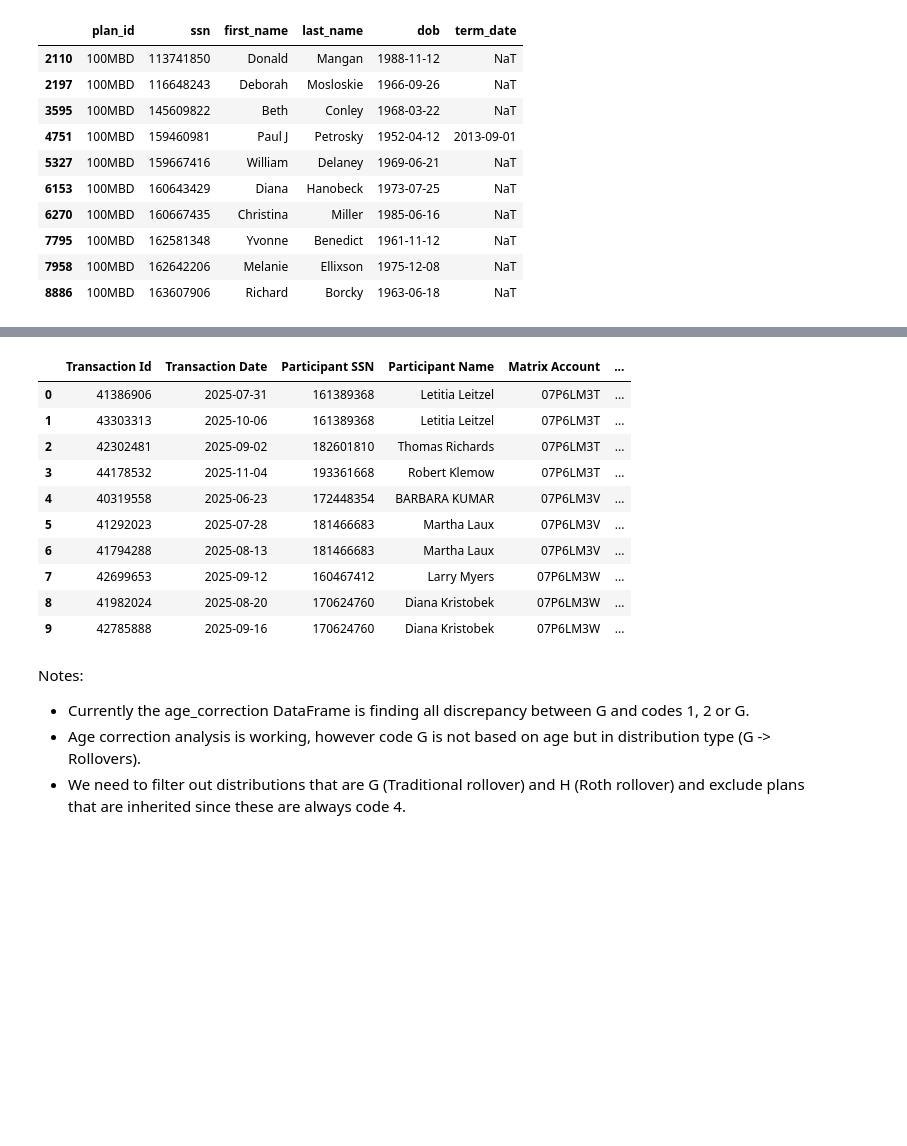
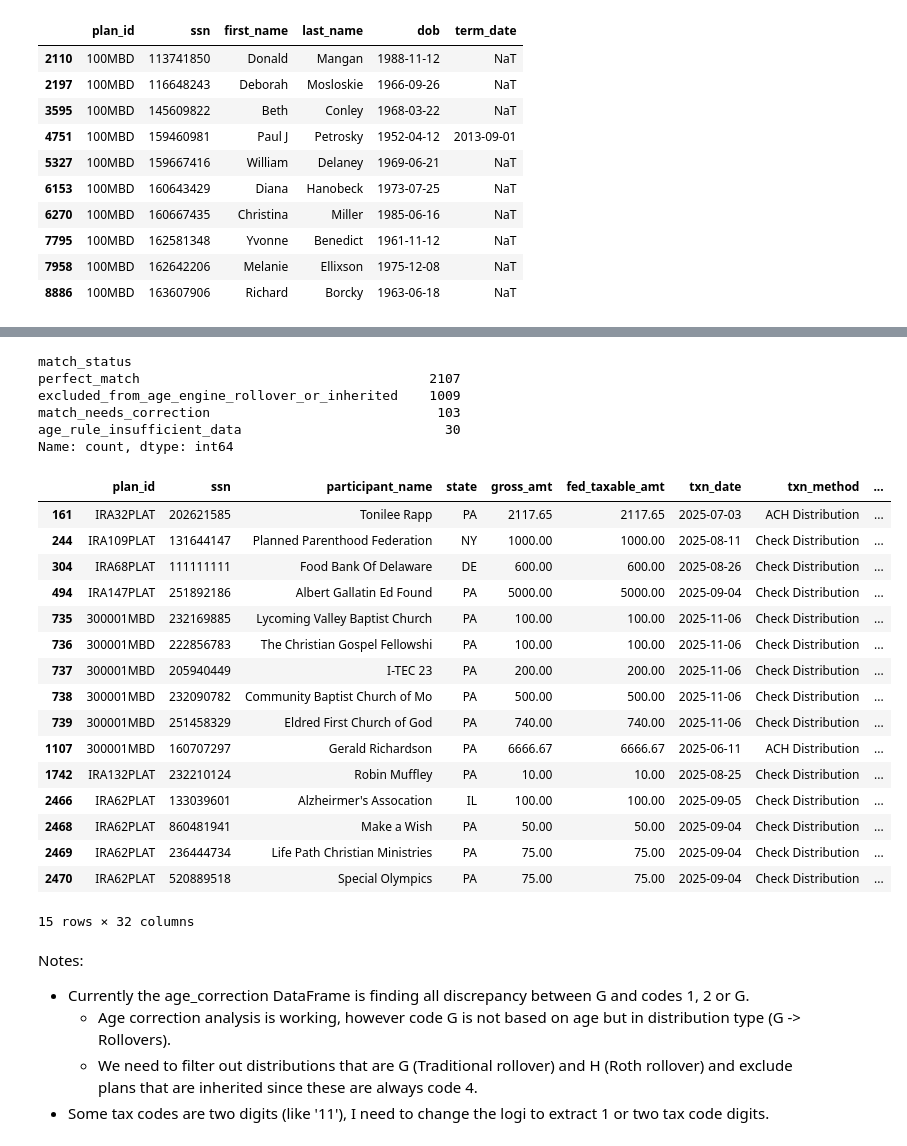
Before and after one commit to manuel-reyes-ml/1099_reconciliation_pipeline, a Jupyter notebook: notebooks/04_match_demo_analysis.ipynb, the cells around one changed output, grey strips where cells are left out. Saved outputs shown, nothing was run; the diff lists cells and outputs as text; code cells hidden in the pictures; blank space fills up the shorter version.

```diff
--- a/notebooks/04_match_demo_analysis.ipynb
+++ b/notebooks/04_match_demo_analysis.ipynb
@@ -107,17 +164,34 @@ age_matches.head(10)
+# %%
+filter_df = age_matches.drop_duplicates(subset="ssn")
+print(filter_df["match_status"].value_counts())
+
+filter_df[filter_df["match_status"] == "age_rule_insufficient_data"].head(15)
+# %% [output]
+match_status
+perfect_match                                     2107
+excluded_from_age_engine_rollover_or_inherited    1009
+match_needs_correction                             103
+age_rule_insufficient_data                          30
+Name: count, dtype: int64
+|  | plan_id | ssn | participant_name | state | gross_amt | fed_taxable_amt | txn_date | txn_method | ... |
+| 161 | IRA32PLAT | 202621585 | Tonilee Rapp | PA | 2117.65 | 2117.65 | 2025-07-03 | ACH Distribution | ... |
+| 244 | IRA109PLAT | 131644147 | Planned Parenthood Federation | NY | 1000.00 | 1000.00 | 2025-08-11 | Check Distribution | ... |
+| 304 | IRA68PLAT | 111111111 | Food Bank Of Delaware | DE | 600.00 | 600.00 | 2025-08-26 | Check Distribution | ... |
+| 494 | IRA147PLAT | 251892186 | Albert Gallatin Ed Found | PA | 5000.00 | 5000.00 | 2025-09-04 | Check Distribution | ... |
+| 735 | 300001MBD | 232169885 | Lycoming Valley Baptist Church | PA | 100.00 | 100.00 | 2025-11-06 | Check Distribution | ... |
+| 736 | 300001MBD | 222856783 | The Christian Gospel Fellowshi | PA | 100.00 | 100.00 | 2025-11-06 | Check Distribution | ... |
+| 737 | 300001MBD | 205940449 | I-TEC 23 | PA | 200.00 | 200.00 | 2025-11-06 | Check Distribution | ... |
+| 738 | 300001MBD | 232090782 | Community Baptist Church of Mo | PA | 500.00 | 500.00 | 2025-11-06 | Check Distribution | ... |
+| 739 | 300001MBD | 251458329 | Eldred First Church of God | PA | 740.00 | 740.00 | 2025-11-06 | Check Distribution | ... |
+| 1107 | 300001MBD | 160707297 | Gerald Richardson | PA | 6666.67 | 6666.67 | 2025-06-11 | ACH Distribution | ... |
+| 1742 | IRA132PLAT | 232210124 | Robin Muffley | PA | 10.00 | 10.00 | 2025-08-25 | Check Distribution | ... |
+| 2466 | IRA62PLAT | 133039601 | Alzheirmer's Assocation | IL | 100.00 | 100.00 | 2025-09-05 | Check Distribution | ... |
+| 2468 | IRA62PLAT | 860481941 | Make a Wish | PA | 50.00 | 50.00 | 2025-09-04 | Check Distribution | ... |
+| 2469 | IRA62PLAT | 236444734 | Life Path Christian Ministries | PA | 75.00 | 75.00 | 2025-09-04 | Check Distribution | ... |
+| 2470 | IRA62PLAT | 520889518 | Special Olympics | PA | 75.00 | 75.00 | 2025-09-04 | Check Distribution | ... |
+15 rows × 32 columns
 # %%
 #Build Excel correction file (same build as inherited corrections engine)
 age_correction_df = build_correction_dataframe(age_matches)
 
-age_correction_df.head(10)
+age_correction_df.shape
-# %% [output]
-|  | Transaction Id | Transaction Date | Participant SSN | Participant Name | Matrix Account | ... |
-| 0 | 41386906 | 2025-07-31 | 161389368 | Letitia Leitzel | 07P6LM3T | ... |
-| 1 | 43303313 | 2025-10-06 | 161389368 | Letitia Leitzel | 07P6LM3T | ... |
-| 2 | 42302481 | 2025-09-02 | 182601810 | Thomas Richards | 07P6LM3T | ... |
-| 3 | 44178532 | 2025-11-04 | 193361668 | Robert Klemow | 07P6LM3T | ... |
-| 4 | 40319558 | 2025-06-23 | 172448354 | BARBARA KUMAR | 07P6LM3V | ... |
-| 5 | 41292023 | 2025-07-28 | 181466683 | Martha Laux | 07P6LM3V | ... |
-| 6 | 41794288 | 2025-08-13 | 181466683 | Martha Laux | 07P6LM3V | ... |
-| 7 | 42699653 | 2025-09-12 | 160467412 | Larry Myers | 07P6LM3W | ... |
-| 8 | 41982024 | 2025-08-20 | 170624760 | Diana Kristobek | 07P6LM3W | ... |
-| 9 | 42785888 | 2025-09-16 | 170624760 | Diana Kristobek | 07P6LM3W | ... |
@@ -124,5 +200,6 @@ age_correction_df.head(10)
 # %% [markdown]
 Notes:
 - Currently the age_correction DataFrame is finding all discrepancy between G and codes 1, 2 or G.
-- Age correction analysis is working, however code G is not based on age but in distribution type (G -> Rollovers).
-- We need to filter out distributions that are G (Traditional rollover) and H (Roth rollover) and exclude plans that are inherited since these are always code 4.
+    - Age correction analysis is working, however code G is not based on age but in distribution type (G -> Rollovers).
+    - We need to filter out distributions that are G (Traditional rollover) and H (Roth rollover) and exclude plans that are inherited since these are always code 4.
+- Some tax codes are two digits (like '11'), I need to change the logi to extract 1 or two tax code digits.
```
Also changed, not shown: parts of 10 cells of this notebook, 1 other file.
